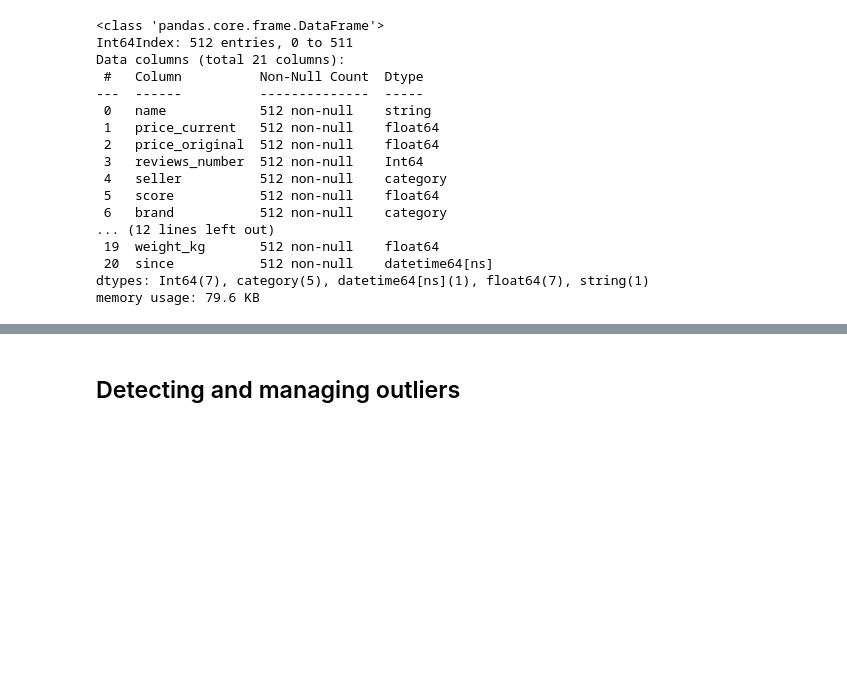
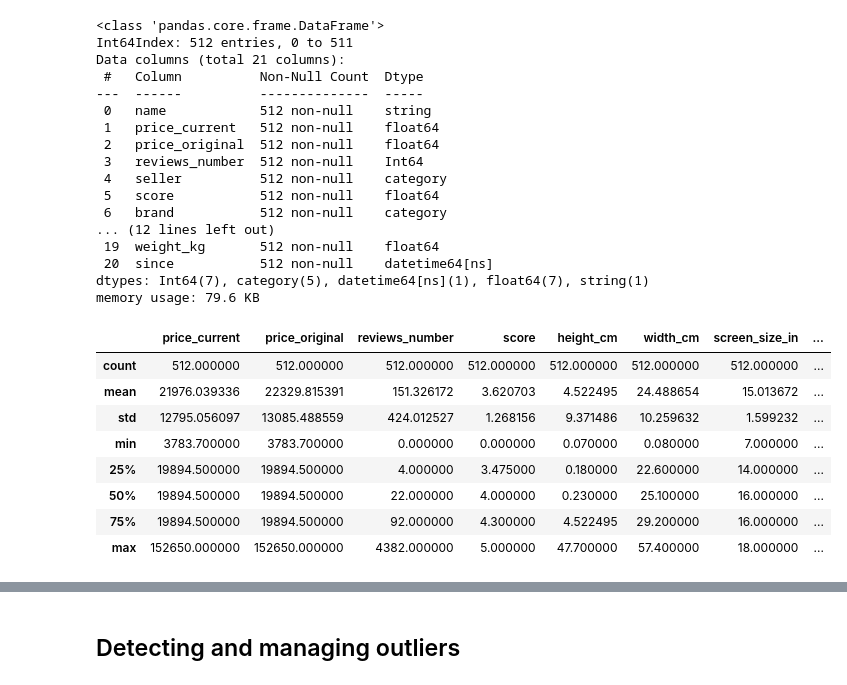
Before and after one commit to AlanIsaacV/Data-Science, a Jupyter notebook: Transform/filter.ipynb, the cells around one changed output, grey strips where cells are left out. Cells and saved outputs as stored; diff of their text form; code cells hidden in the pictures; blank space fills up the shorter version.

```diff
--- a/Transform/filter.ipynb
+++ b/Transform/filter.ipynb
@@ -158,3 +185,15 @@ Data columns (total 21 columns):
  20  since           512 non-null    datetime64[ns]
 dtypes: Int64(7), category(5), datetime64[ns](1), float64(7), string(1)
 memory usage: 79.6 KB
+# %%
+df.describe()
+# %% [output]
+|  | price_current | price_original | reviews_number | score | height_cm | width_cm | screen_size_in | ... |
+| count | 512.000000 | 512.000000 | 512.000000 | 512.000000 | 512.000000 | 512.000000 | 512.000000 | ... |
+| mean | 21976.039336 | 22329.815391 | 151.326172 | 3.620703 | 4.522495 | 24.488654 | 15.013672 | ... |
+| std | 12795.056097 | 13085.488559 | 424.012527 | 1.268156 | 9.371486 | 10.259632 | 1.599232 | ... |
+| min | 3783.700000 | 3783.700000 | 0.000000 | 0.000000 | 0.070000 | 0.080000 | 7.000000 | ... |
+| 25% | 19894.500000 | 19894.500000 | 4.000000 | 3.475000 | 0.180000 | 22.600000 | 14.000000 | ... |
+| 50% | 19894.500000 | 19894.500000 | 22.000000 | 4.000000 | 0.230000 | 25.100000 | 16.000000 | ... |
+| 75% | 19894.500000 | 19894.500000 | 92.000000 | 4.300000 | 4.522495 | 29.200000 | 16.000000 | ... |
+| max | 152650.000000 | 152650.000000 | 4382.000000 | 5.000000 | 47.700000 | 57.400000 | 18.000000 | ... |
```
Also changed, not shown: parts of 17 cells of this notebook.
